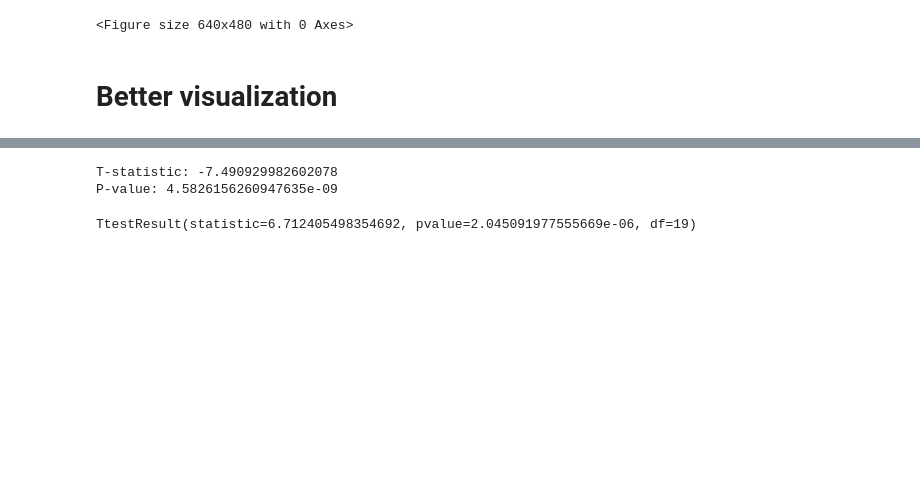
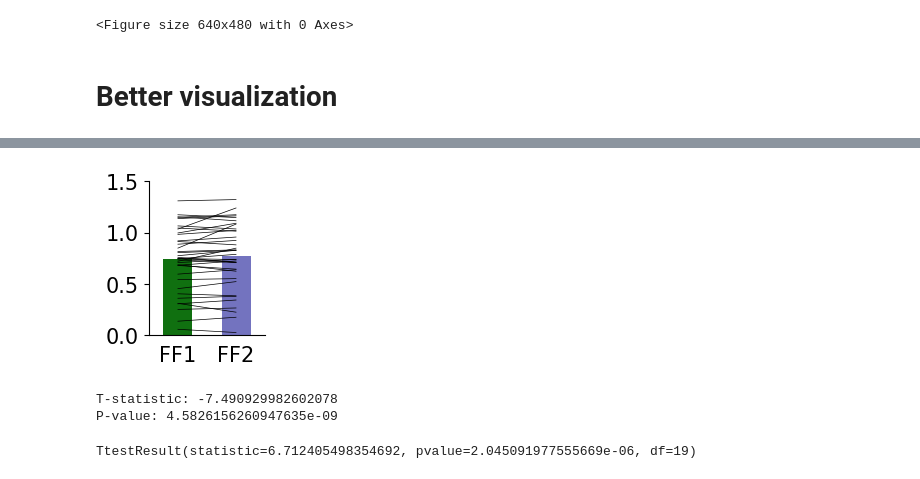
Before and after one commit to mshahbazi1997/MotorSavingModel, a Jupyter notebook: notebooks/Sun_ana.ipynb, the cells around one changed output, grey strips where cells are left out. Saved outputs shown, nothing was run; the diff lists cells and outputs as text; code cells hidden in the pictures; blank space fills up the shorter version.

```diff
--- a/notebooks/Sun_ana.ipynb
+++ b/notebooks/Sun_ana.ipynb
@@ -258,3 +262,58 @@ ax.set_ylim([-1, 1.5])  # Adjust based on your data
+# %%
+# Assuming T is your DataFrame
+
+fig,ax = plt.subplots(1,1,figsize=(1.5,2))
+
+D = T[(T['phase'].isin(['FF1', 'FF2']))]  #& (L['target'] == 5)
+
+
+#palette_colors = {'FF1': 'g', 'FF2': 'r', 'NF1': 'k', 'NF2': 'k'}
+palette_colors = {'FF1': 'g', 'FF2': (0.4,0.4,0.8), 'NF1': 'k', 'NF2': 'k'}
+
+
+#order = ['NF1', 'NF2', 'FF1', 'FF2']
+order = None
+
+
+# Assuming there is a 'group_id' or similar to match FF1 and FF2
+for group_id, group_data in T.groupby('mn'):
+    #nf1_value = group_data[group_data['phase'] == 'NF1']['us'].values[0]
+    #nf2_value = group_data[group_data['phase'] == 'NF2']['us'].values[0]
+    #ax.plot(['NF1', 'NF2'], [nf1_value, nf2_value], color='k',linewidth=0.5)
+
+    ff1_value = group_data[group_data['phase'] == 'FF1']['us'].values[0]
+    ff2_value = group_data[group_data['phase'] == 'FF2']['us'].values[0]
+    ax.plot(['FF1', 'FF2'], [ff1_value, ff2_value], color='k',linewidth=0.5)
+
+#mean_nf1 = T.loc[T['phase'] == 'NF1', 'us'].mean()
+
+
+sb.barplot(x='phase', y='us', data=D,palette=palette_colors,ax=ax,hue='phase',order=order,width=0.5,errorbar=None) # ,errorbar=None
+#ax.axhline(mean_nf1, color='grey',linestyle='--')
+
+
+ax.spines['top'].set_visible(False)
+ax.spines['right'].set_visible(False)
+
+
+#ax.set_xticklabels([])
+#ax.set_yticklabels([])
+
+ax.xaxis.set_tick_params(labelsize=fontsize_tick)
+ax.yaxis.set_tick_params(labelsize=fontsize_tick)
+
+ax.tick_params(bottom = False)
+ax.set_xlabel('', fontsize = fontsize_label)
+ax.set_ylabel('', fontsize = fontsize_label)
+
+ax.set_ylim([-0., 1.5])  # Adjust based on your data
+#ax.set_yticks([0,1])
+
+
+#plt.show()
+fig.savefig(os.path.join(save_fig,'proj_on_us_FF.pdf'),dpi=300,bbox_inches='tight')
+# %% [output]
+[figure, added]
 # %%
 sample1 = T.us[T.phase == 'NF1'].to_numpy()
 sample2 = T.us[T.phase == 'FF1'].to_numpy()
```
Also changed, not shown: parts of 3 cells of this notebook, 5 other files.
